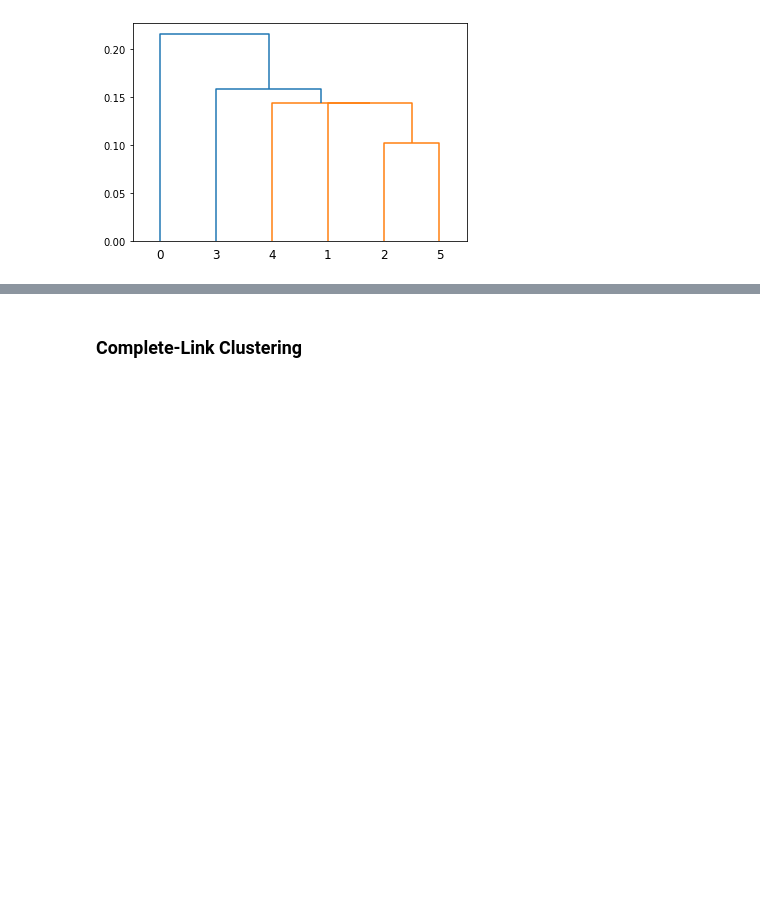
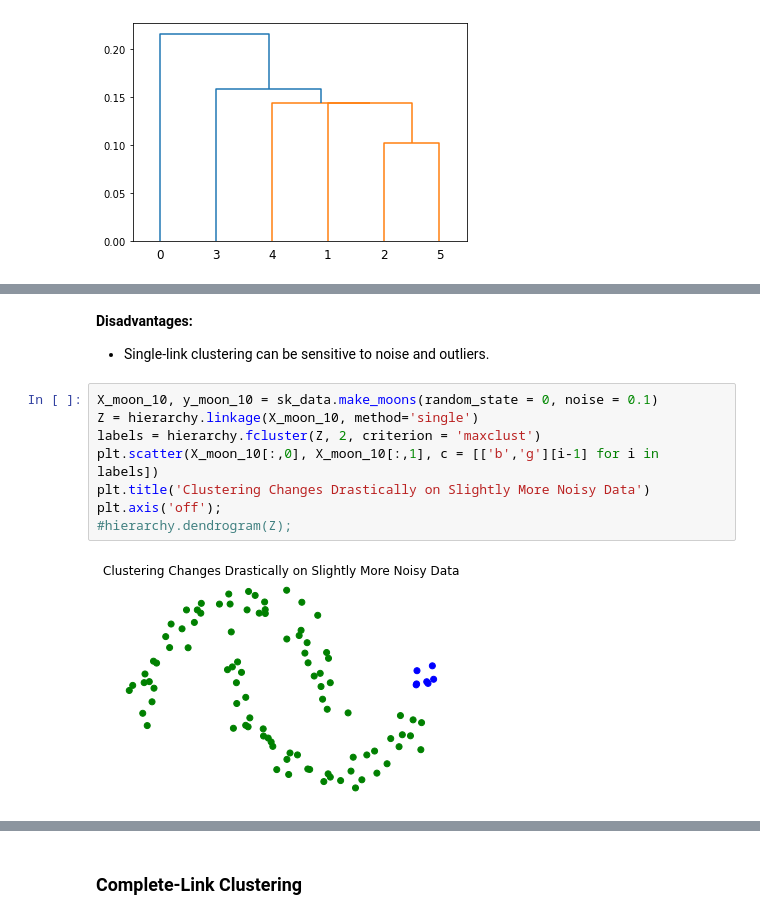
Before and after one commit to mcrovella/CS506-Computational-Tools-for-Data-Science, a Jupyter notebook: 08-Clustering-III.ipynb, the cells around one changed output, grey strips where cells are left out. Saved outputs shown, nothing was run; the diff lists cells and outputs as text; blank space fills up the shorter version.

```diff
--- a/08-Clustering-III.ipynb
+++ b/08-Clustering-III.ipynb
@@ -230,0 +255,14 @@ hierarchy.dendrogram(Z);
+# %% [markdown]
+__Disadvantages:__
+
+* Single-link clustering can be sensitive to noise and outliers.
+# %%
+X_moon_10, y_moon_10 = sk_data.make_moons(random_state = 0, noise = 0.1)
+Z = hierarchy.linkage(X_moon_10, method='single')
+labels = hierarchy.fcluster(Z, 2, criterion = 'maxclust')
+plt.scatter(X_moon_10[:,0], X_moon_10[:,1], c = [['b','g'][i-1] for i in labels])
+plt.title('Clustering Changes Drastically on Slightly More Noisy Data')
+plt.axis('off');
+#hierarchy.dendrogram(Z);
+# %% [output]
+[figure, added]
```
Also changed, not shown: parts of 20 cells of this notebook, 1 other file.
